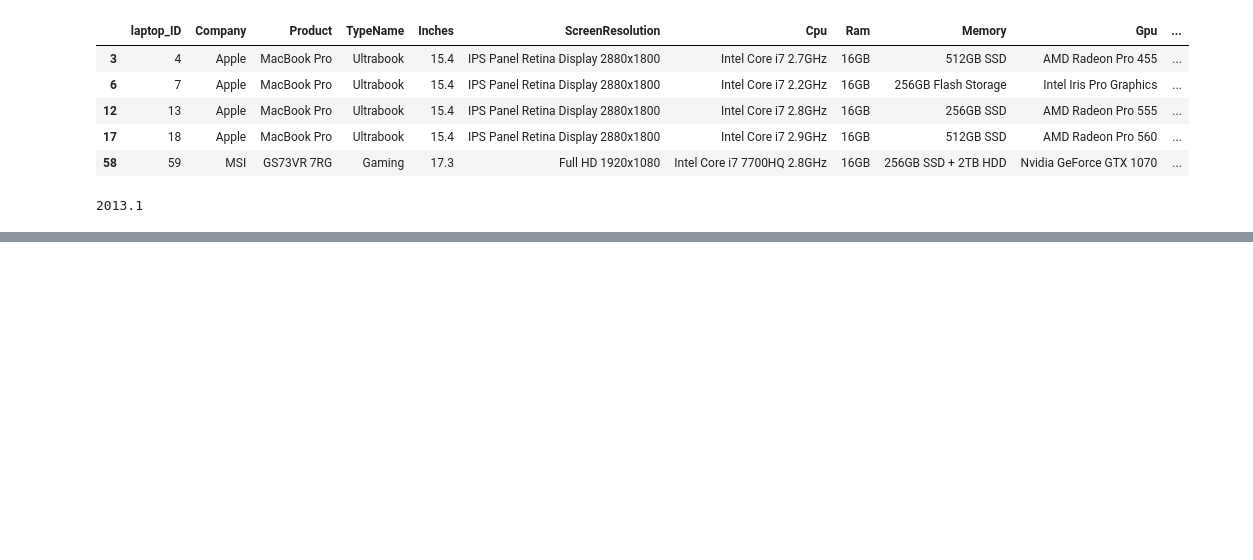
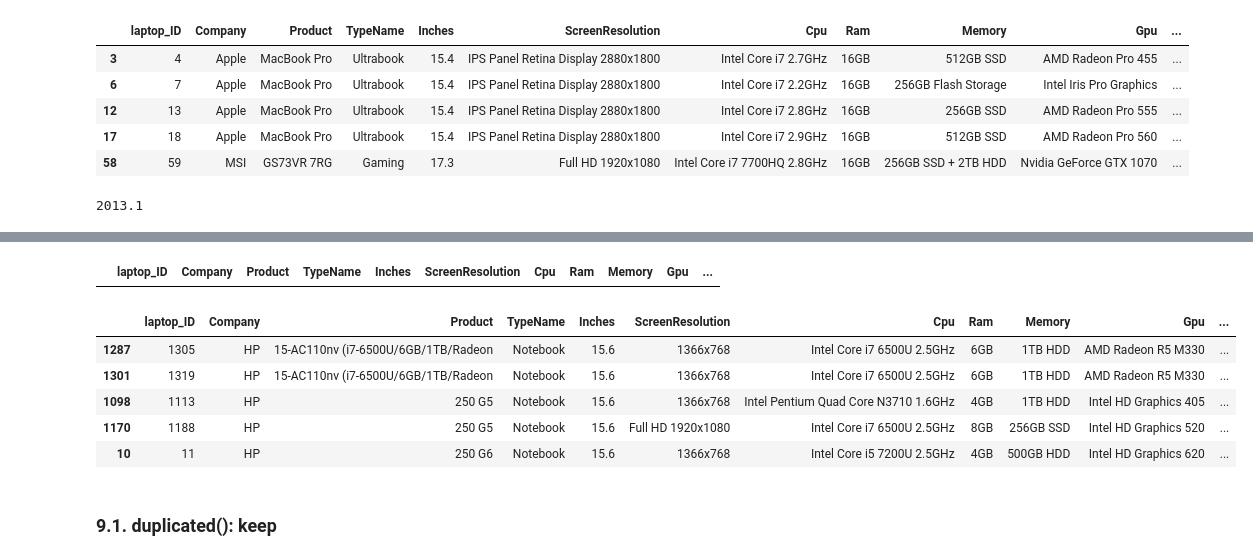
Before and after one commit to bruno-lima98/freeCodeCamp-course-ds, a Jupyter notebook: 03-filtering-data/01-review.ipynb, the cells around one changed output, grey strips where cells are left out. Saved outputs shown, nothing was run; the diff lists cells and outputs as text; code cells hidden in the pictures; blank space fills up the shorter version.

```diff
--- a/03-filtering-data/01-review.ipynb
+++ b/03-filtering-data/01-review.ipynb
@@ -104,0 +227,2 @@ df_laptops[df_laptops["Price_euros"] > 2000]["Price_euros"].min()
+# %%
+df_laptops["Price_range"] = np.select(conditions, values)
@@ -104,0 +249,25 @@ df_laptops[df_laptops["Price_euros"] > 2000]["Price_euros"].min()
+# %%
+conditions = [
+    (df_laptops["Inches"] > 16),
+    (df_laptops["Inches"] > 14),
+    (df_laptops["Inches"] > 12),
+    (df_laptops["Inches"] <= 12)
+]
+
+# If I don't specify the ranges (e.g., greater than 14 and less than or equal to 16),
+# it will still work as long as the conditions are ordered correctly.
+# In this example, they are ordered from highest to lowest (descending order).
+# If I change the order, the result may be incorrect because np.select()
+# returns the first matching condition.
+# As a good practice, it is better to define explicit ranges:
+
+# conditions = [
+#     (df_laptops["Inches"] > 16),
+#     (df_laptops["Inches"] > 14) & (df_laptops["Inches"] <= 16),
+#     (df_laptops["Inches"] > 12) & (df_laptops["Inches"] <= 14),
+#     (df_laptops["Inches"] <= 12)
+# ]
+
+values = ["Too Big", "Big", "Small", "Too Small"]
+# %%
+df_laptops["Screen_size"] = np.select(conditions, values)
@@ -104,0 +365,20 @@ df_laptops[df_laptops["Price_euros"] > 2000]["Price_euros"].min()
+# %%
+df_laptops[df_laptops["laptop_ID"].duplicated()]
+# %% [output]
+|  | laptop_ID | Company | Product | TypeName | Inches | ScreenResolution | Cpu | Ram | Memory | Gpu | ... |
+# %%
+columns = ["Product", "TypeName", "Inches"]
+duplicated = df_laptops[columns].duplicated()
+
+df_duplicated = df_laptops[duplicated]
+# %%
+df_duplicated.sort_values(by=columns).head()
+# %% [output]
+|  | laptop_ID | Company | Product | TypeName | Inches | ScreenResolution | Cpu | Ram | Memory | Gpu | ... |
+| 1287 | 1305 | HP | 15-AC110nv (i7-6500U/6GB/1TB/Radeon | Notebook | 15.6 | 1366x768 | Intel Core i7 6500U 2.5GHz | 6GB | 1TB HDD | AMD Radeon R5 M330 | ... |
+| 1301 | 1319 | HP | 15-AC110nv (i7-6500U/6GB/1TB/Radeon | Notebook | 15.6 | 1366x768 | Intel Core i7 6500U 2.5GHz | 6GB | 1TB HDD | AMD Radeon R5 M330 | ... |
+| 1098 | 1113 | HP | 250 G5 | Notebook | 15.6 | 1366x768 | Intel Pentium Quad Core N3710 1.6GHz | 4GB | 1TB HDD | Intel HD Graphics 405 | ... |
+| 1170 | 1188 | HP | 250 G5 | Notebook | 15.6 | Full HD 1920x1080 | Intel Core i7 6500U 2.5GHz | 8GB | 256GB SSD | Intel HD Graphics 520 | ... |
+| 10 | 11 | HP | 250 G6 | Notebook | 15.6 | 1366x768 | Intel Core i5 7200U 2.5GHz | 4GB | 500GB HDD | Intel HD Graphics 620 | ... |
+# %% [markdown]
+### 9.1. duplicated(): keep
```
Also changed, not shown: parts of 46 cells of this notebook.
